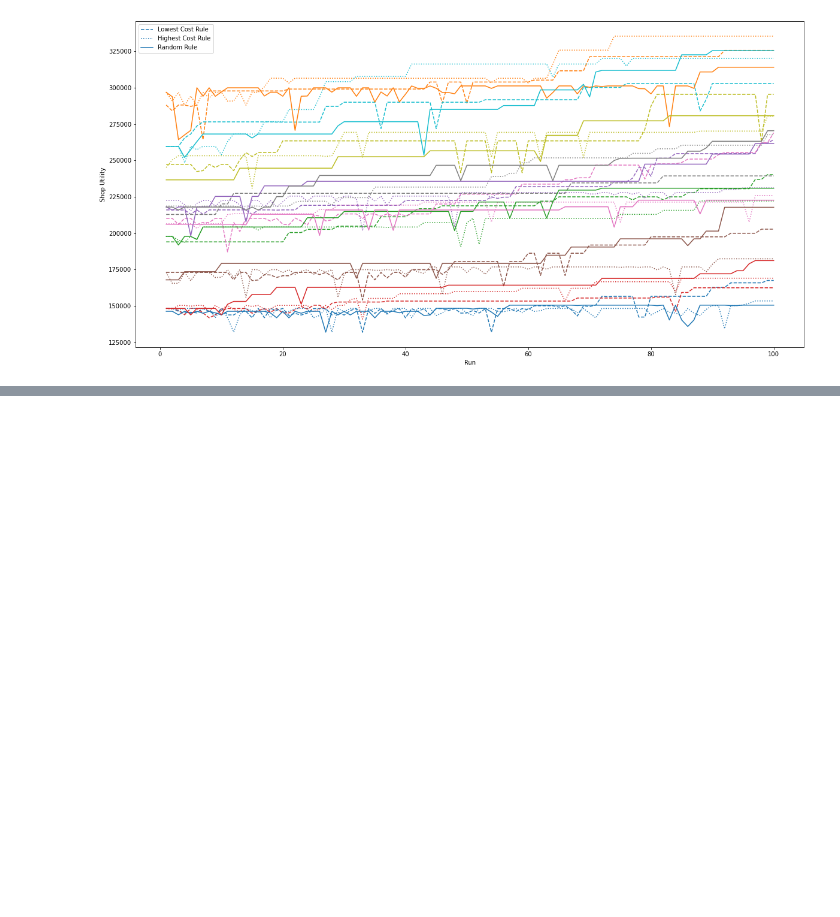
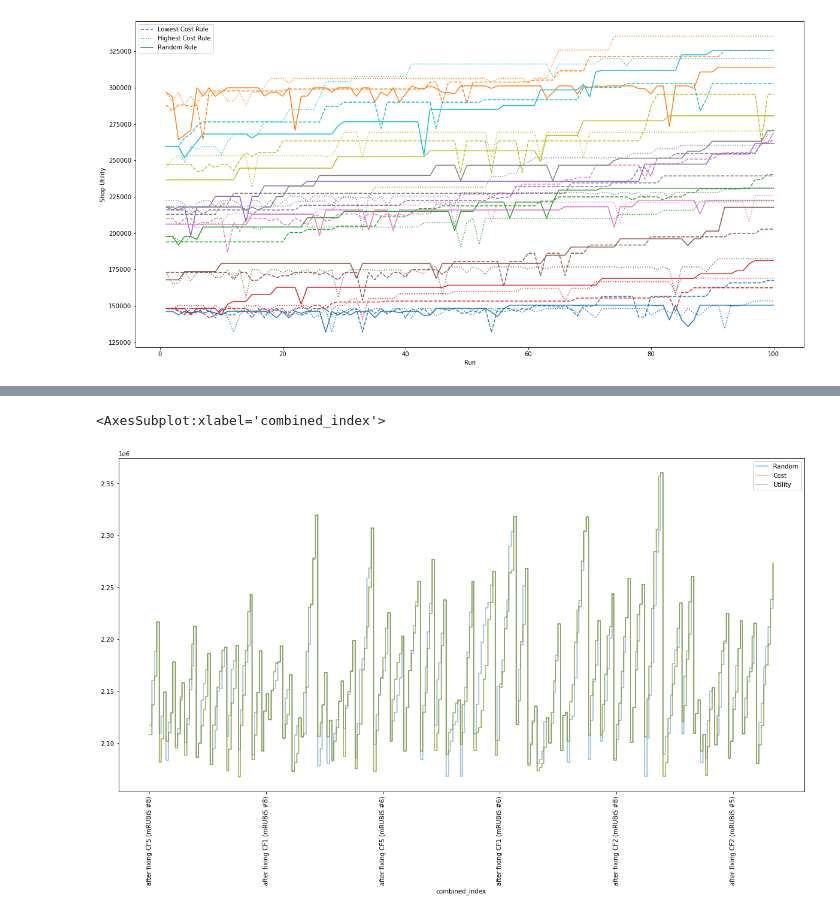
Before and after one commit to Phimanu/MachineLearningControl, a Jupyter notebook: mrubis_controller/performance_plots.ipynb, the cells around one changed output, grey strips where cells are left out. Saved outputs shown, nothing was run; the diff lists cells and outputs as text; code cells hidden in the pictures; blank space fills up the shorter version.

```diff
--- a/mrubis_controller/performance_plots.ipynb
+++ b/mrubis_controller/performance_plots.ipynb
@@ -108,0 +117,47 @@ plot_strategies_per_run(low_u_df, 7);
+# %%
+replicated_runs_util = []
+for r in range(100):
+    replicated_runs_util.append(replicate_issue_ranking(low_u_df, r, 'utility'))
+# %%
+replicated_runs_cost = []
+for r in range(100):
+    replicated_runs_cost.append(replicate_issue_ranking(low_u_df, r, 'cost'))
+# %%
+replicated_runs_random = []
+for r in range(100):
+    replicated_runs_random.append(replicate_issue_ranking(low_u_df, r, 'random'))
+# %%
+fig, ax = plt.subplots(figsize=(20,10))
+
+pd.concat(replicated_runs_random).query('run < 50').plot(
+    x='combined_index',
+    y='estimated_system_utility',
+    drawstyle='steps-post',
+    rot=90,
+    ax=ax,
+    label='Random',
+    alpha=.5
+)
+
+pd.concat(replicated_runs_cost).query('run < 50').plot(
+    x='combined_index',
+    y='estimated_system_utility',
+    drawstyle='steps-post',
+    rot=90,
+    ax=ax,
+    label='Cost',
+    alpha=.5
+)
+
+pd.concat(replicated_runs_util).query('run < 50').plot(
+    x='combined_index',
+    y='estimated_system_utility',
+    drawstyle='steps-post',
+    rot=90,
+    ax=ax,
+    label='Utility',
+    alpha=.5
+)
+# %% [output]
+<AxesSubplot:xlabel='combined_index'>
+[figure, added]
```
Also changed, not shown: parts of 2 cells of this notebook.
